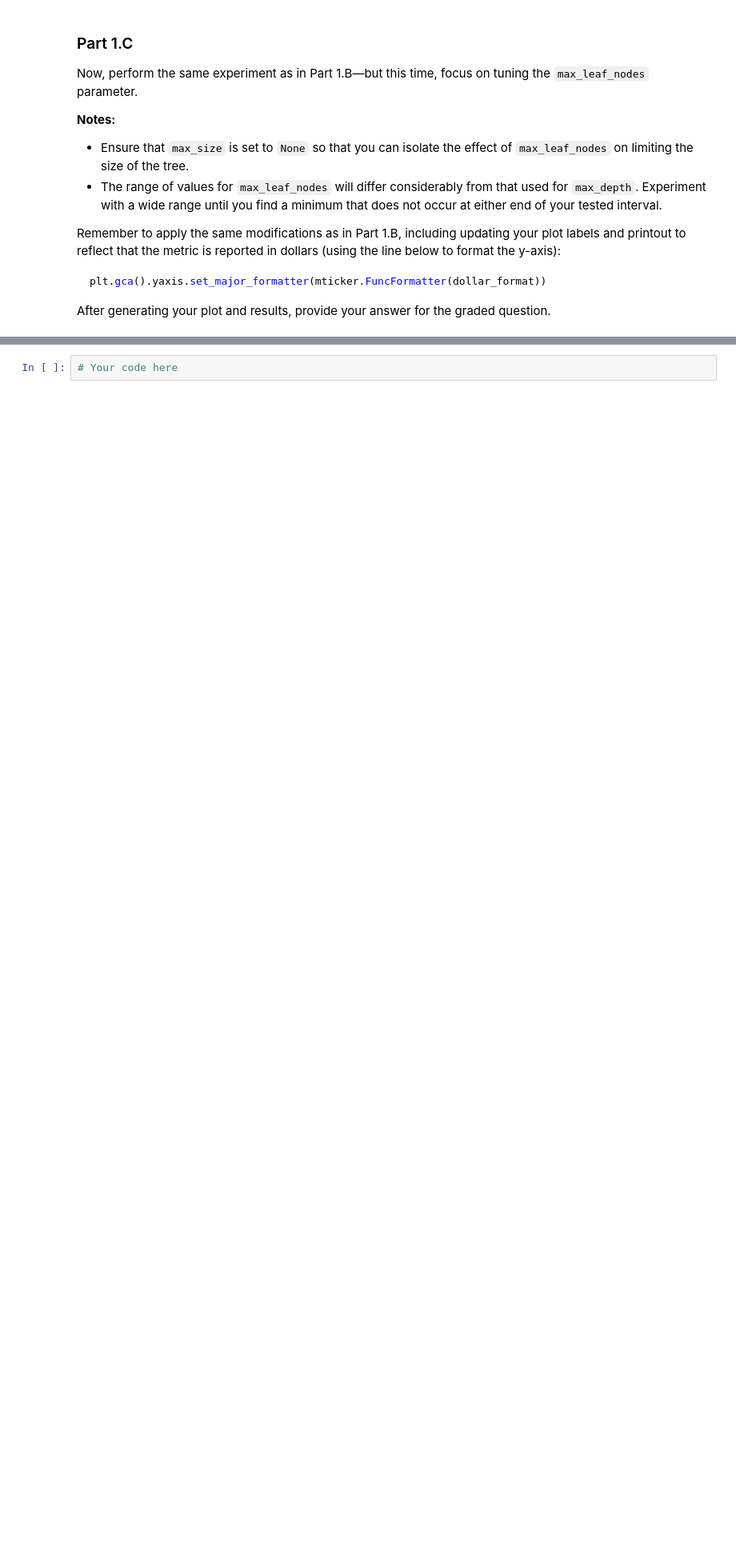
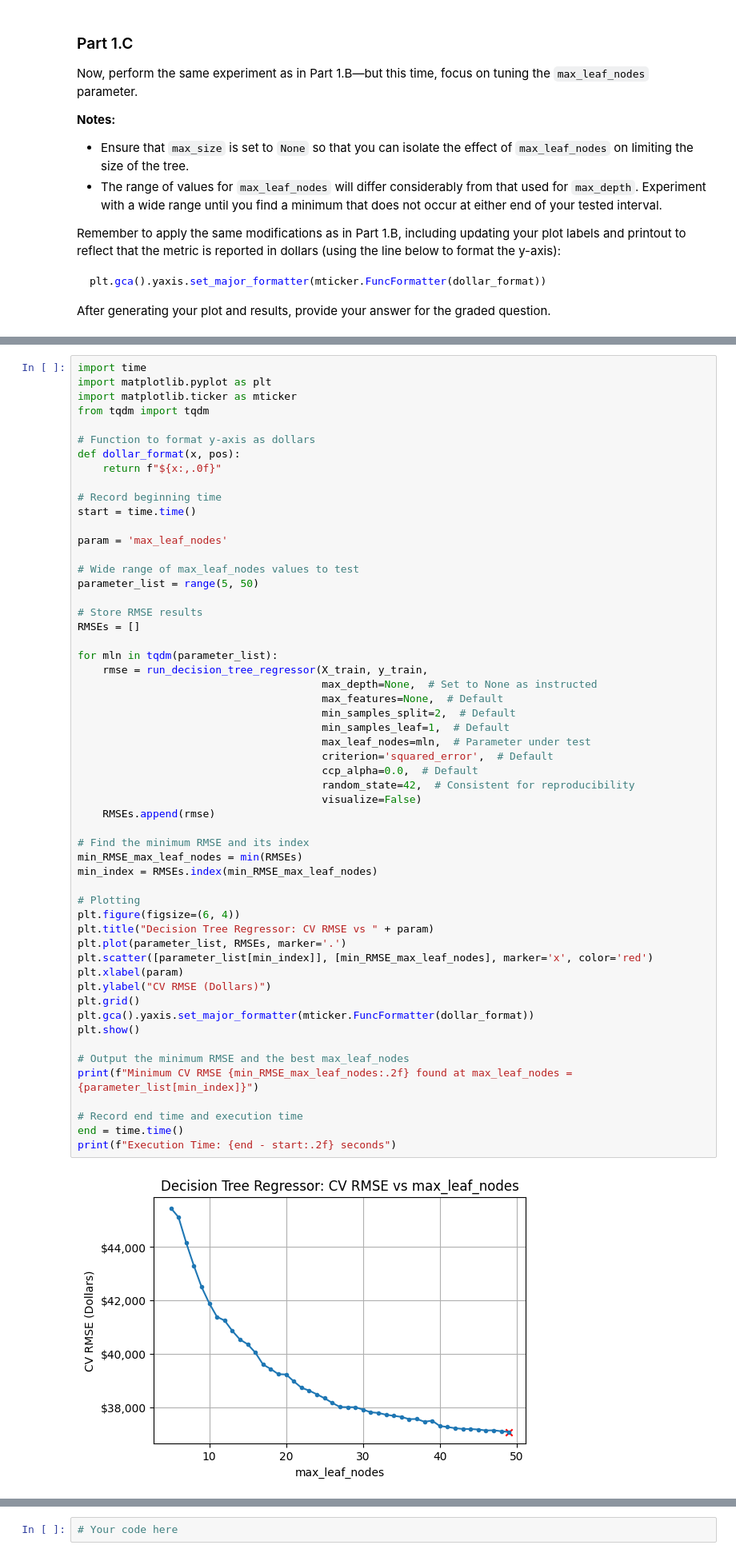
Before and after one commit to Rocking-Priya/Module-3-Assignments, a Jupyter notebook: Homework_06.ipynb, the cells around one changed output, grey strips where cells are left out. Shown at 80% size. Saved outputs shown, nothing was run; the diff lists cells and outputs as text; blank space fills up the shorter version.

```diff
--- a/Homework_06.ipynb
+++ b/Homework_06.ipynb
@@ -384,0 +383,57 @@ After generating your plot and results, provide your answer for the graded quest
+# %%
+import time
+import matplotlib.pyplot as plt
+import matplotlib.ticker as mticker
+from tqdm import tqdm
+
+# Function to format y-axis as dollars
+def dollar_format(x, pos):
+    return f"${x:,.0f}"
+
+# Record beginning time
+start = time.time()
+
+param = 'max_leaf_nodes'
+
+# Wide range of max_leaf_nodes values to test
+parameter_list = range(5, 50)
+
+# Store RMSE results
+RMSEs = []
+
+for mln in tqdm(parameter_list):
+    rmse = run_decision_tree_regressor(X_train, y_train,
+                                       max_depth=None,  # Set to None as instructed
+                                       max_features=None,  # Default
+                                       min_samples_split=2,  # Default
+                                       min_samples_leaf=1,  # Default
+                                       max_leaf_nodes=mln,  # Parameter under test
+                                       criterion='squared_error',  # Default
+                                       ccp_alpha=0.0,  # Default
+                                       random_state=42,  # Consistent for reproducibility
+                                       visualize=False)
+    RMSEs.append(rmse)
+
+# Find the minimum RMSE and its index
+min_RMSE_max_leaf_nodes = min(RMSEs)
+min_index = RMSEs.index(min_RMSE_max_leaf_nodes)
+
+# Plotting
+plt.figure(figsize=(6, 4))
+plt.title("Decision Tree Regressor: CV RMSE vs " + param)
+plt.plot(parameter_list, RMSEs, marker='.')
+plt.scatter([parameter_list[min_index]], [min_RMSE_max_leaf_nodes], marker='x', color='red')
+plt.xlabel(param)
+plt.ylabel("CV RMSE (Dollars)")
+plt.grid()
+plt.gca().yaxis.set_major_formatter(mticker.FuncFormatter(dollar_format))
+plt.show()
+
+# Output the minimum RMSE and the best max_leaf_nodes
+print(f"Minimum CV RMSE {min_RMSE_max_leaf_nodes:.2f} found at max_leaf_nodes = {parameter_list[min_index]}")
+
+# Record end time and execution time
+end = time.time()
+print(f"Execution Time: {end - start:.2f} seconds")
+# %% [output]
+[figure, added]
```
Also changed, not shown: parts of 4 cells of this notebook.
